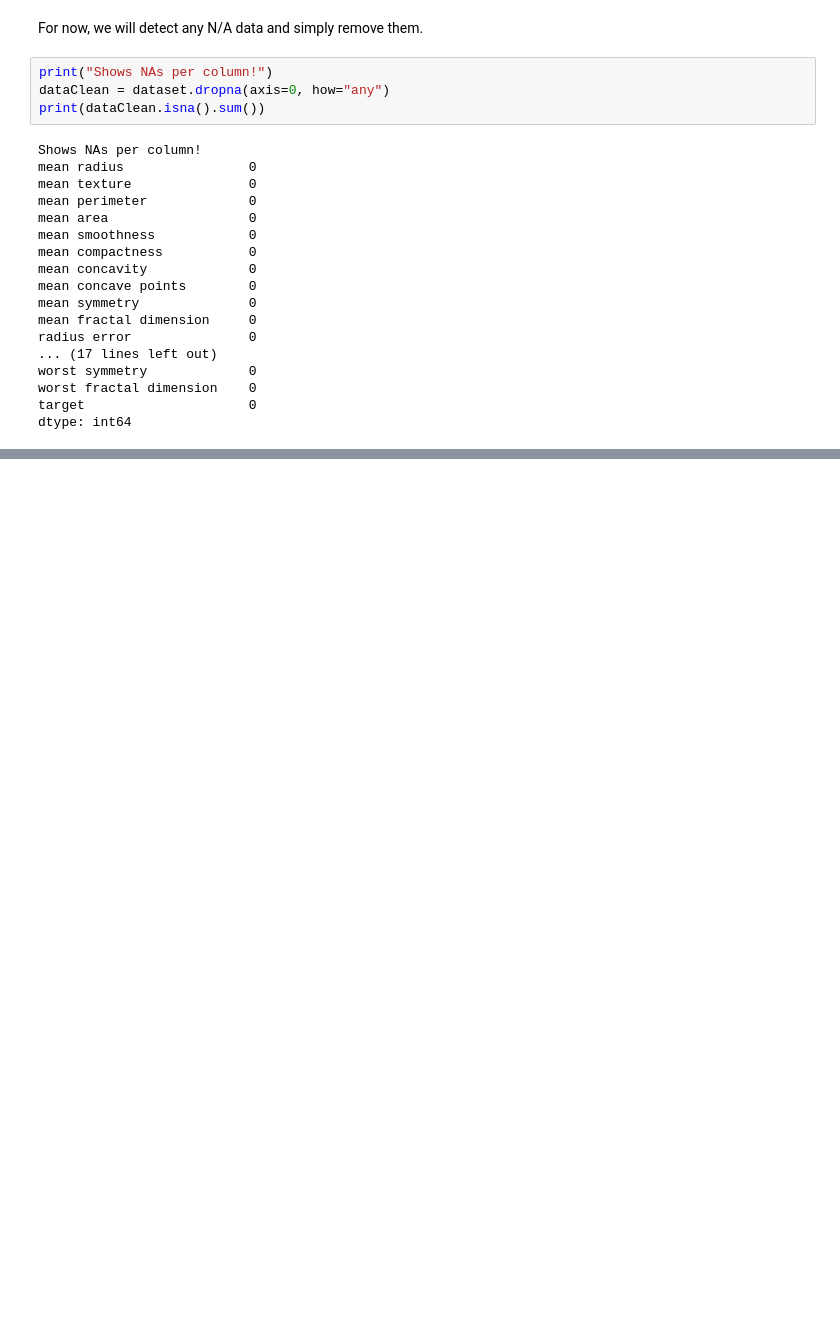
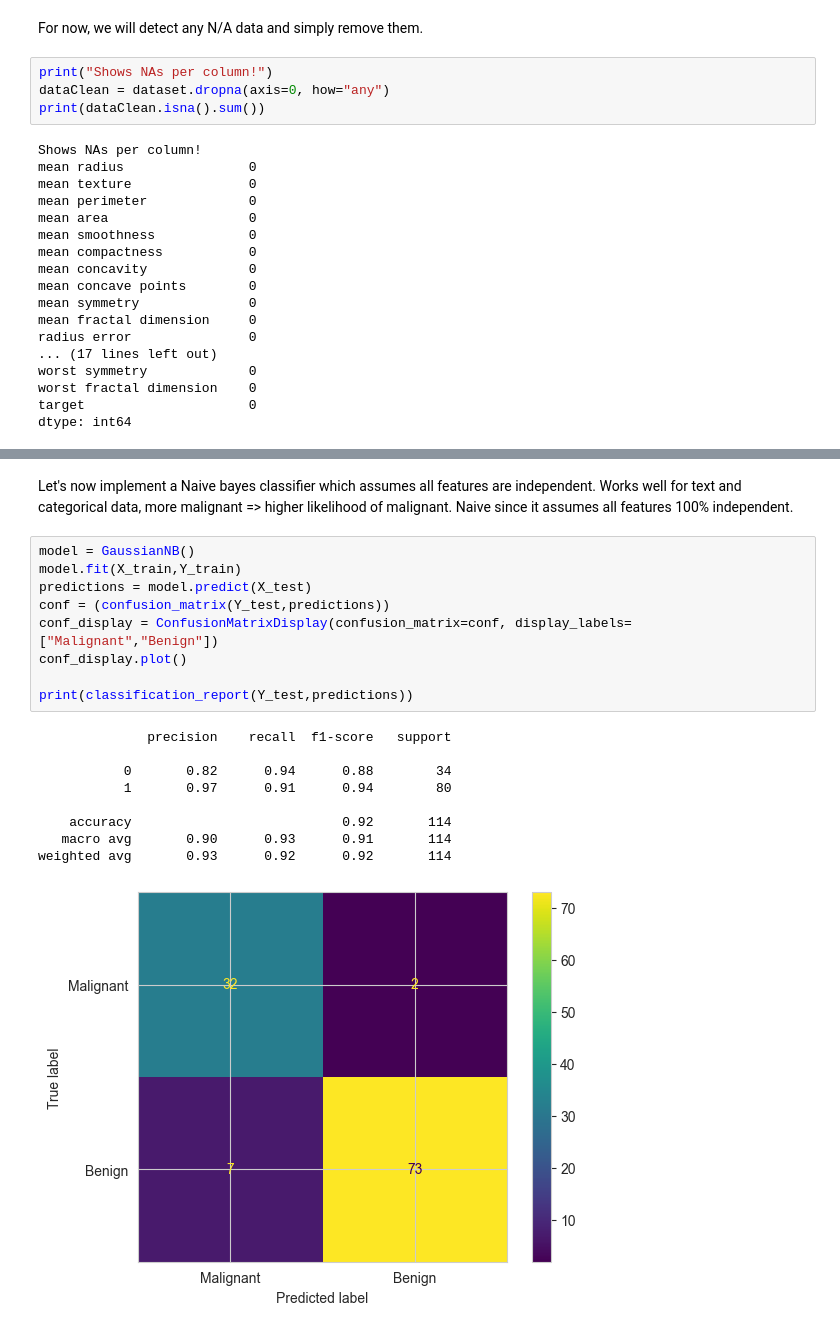
Before and after one commit to ADI-0519/KCL-Notebooks, a Jupyter notebook: Classifier.ipynb, the cells around one changed output, grey strips where cells are left out. Saved outputs shown, nothing was run; the diff lists cells and outputs as text; blank space fills up the shorter version.

```diff
--- a/Classifier.ipynb
+++ b/Classifier.ipynb
@@ -83,0 +226,22 @@ dtype: int64
+# %% [markdown]
+Let's now implement a Naive bayes classifier which assumes all features are independent. Works well for text and categorical data, more malignant => higher likelihood of malignant.
+Naive since it assumes all features 100% independent.
+# %%
+model = GaussianNB()
+model.fit(X_train,Y_train)
+predictions = model.predict(X_test)
+conf = (confusion_matrix(Y_test,predictions))
+conf_display = ConfusionMatrixDisplay(confusion_matrix=conf, display_labels=["Malignant","Benign"])
+conf_display.plot()
+
+print(classification_report(Y_test,predictions))
+# %% [output]
+              precision    recall  f1-score   support
+
+           0       0.82      0.94      0.88        34
+           1       0.97      0.91      0.94        80
+
+    accuracy                           0.92       114
+   macro avg       0.90      0.93      0.91       114
+weighted avg       0.93      0.92      0.92       114
+[figure, added]
```
Also changed, not shown: parts of 24 cells of this notebook, 1 other file.
